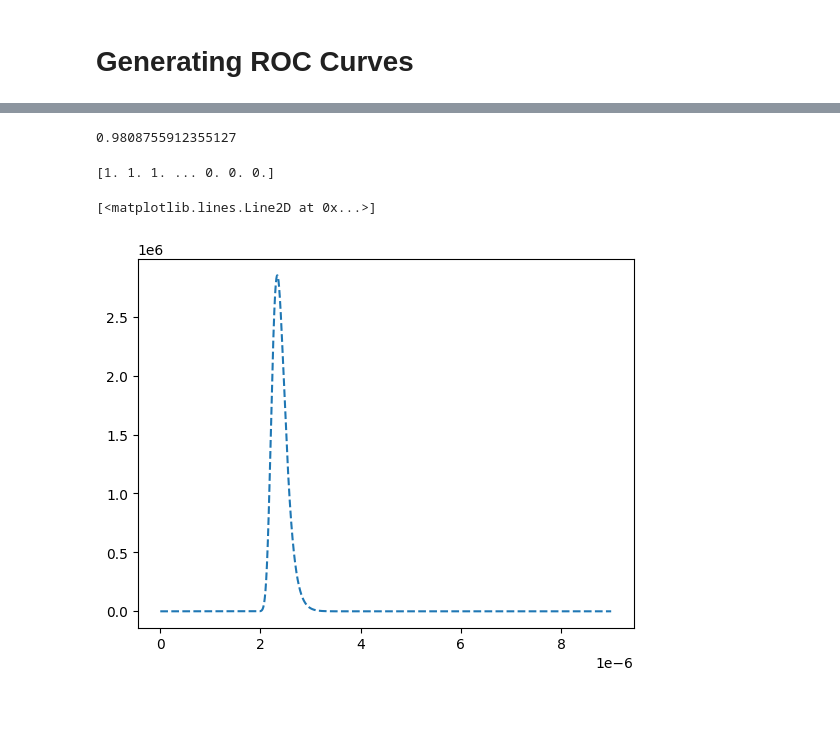
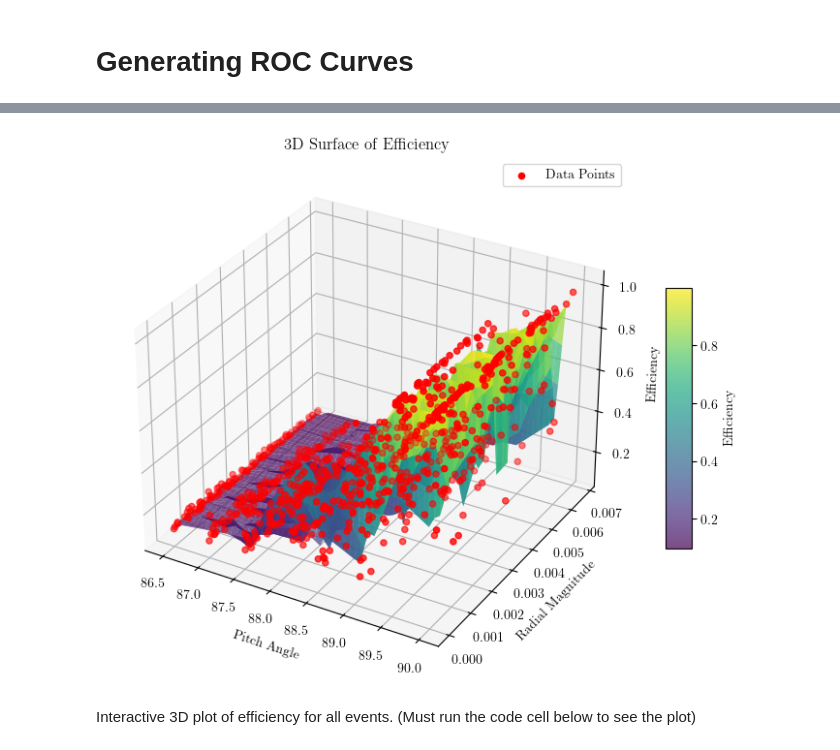
Before and after one commit to QTNM/PowerCutStats, a Jupyter notebook: examples/ROC.ipynb, the cells around one changed output, grey strips where cells are left out. Cells and saved outputs as stored; diff of their text form; code cells hidden in the pictures; blank space fills up the shorter version.

```diff
--- a/examples/ROC.ipynb
+++ b/examples/ROC.ipynb
@@ -547,10 +478,0 @@ plt.show()
-# %%
-ind = np.where(fpr < 0.1)[0][0]
-
-tpr[ind]
-# %% [output]
-0.9808755912355127
-# %%
-print(fpr)
-# %% [output]
-[1. 1. 1. ... 0. 0. 0.]
@@ -563,15 +479,42 @@ pd.read_csv(savefile)
-# %%
-R, Nch, kb, bw, Nsamp, T= 496.1709043911709, 1, 1.38e-23, 200e6, 8192, 60
-
-n_pwr = kb * T * bw # noise power
-tau_1t = n_pwr * R # noise variance single channel, time-domain (tau_1t)
-tau_1f = tau_1t * 60 / Nsamp # noise variance single channel, freq-domain (tau_1f)
-
-noise_cdf, noise_pdf = get_dists([], x, tau_1f, Nsamp)
-
-plt.plot(x, noise_pdf, label='Noise', linestyle='--')
-# plt.xlim(2e-7, 5e-7)
-# plt.xlim(0.1e-6, 2e-6)
-# %% [output]
-[<matplotlib.lines.Line2D at 0x...>]
-[figure, removed]
+# %%
+import numpy as np
+import matplotlib.pyplot as plt
+from mpl_toolkits.mplot3d import Axes3D
+from scipy.interpolate import griddata
+
+# # Example data: Replace these with your actual data
+# pitch_angle = np.array([10, 20, 30, 40, 50])  # Example pitch angles
+# radial_magnitude = np.array([1, 2, 3, 4, 5])  # Example radial magnitudes
+# efficiency = np.array([0.8, 0.85, 0.9, 0.95, 1.0])  # Example efficiencies
+
+# Create a grid for interpolation
+xi = np.linspace(min(true_angles), max(true_angles), 50)  # Fine grid for pitch angle
+yi = np.linspace(min(np.reshape(radii_magnitude_container,-1)), max(np.reshape(radii_magnitude_container,-1)), 50)  # Fine grid for radial magnitude
+xi, yi = np.meshgrid(xi, yi)
+
+# Interpolate data
+zi = griddata((true_angles, np.reshape(radii_magnitude_container,-1)), np.reshape(efficiencies10,-1), (xi, yi), method='linear')
+
+# Plot the scatter and the surface
+fig = plt.figure(figsize=(10, 7))
+ax = fig.add_subplot(111, projection='3d')
+
+# Scatter plot of the original data
+ax.scatter(true_angles, radii_magnitude_container, efficiencies10, color='red', label='Data Points')
+
+# Surface plot of the interpolated data
+surf = ax.plot_surface(xi, yi, zi, cmap='viridis', alpha=0.7, edgecolor='none')
+
+# Add labels
+ax.set_xlabel('Pitch Angle')
+ax.set_ylabel('Radial Magnitude')
+ax.set_zlabel('Efficiency')
+ax.set_title('3D Surface of Efficiency')
+fig.colorbar(surf, ax=ax, shrink=0.5, aspect=10, label='Efficiency')
+
+plt.legend()
+plt.show()
+# %% [output]
+[figure, added]
+# %% [markdown]
+Interactive 3D plot of efficiency for all events. (Must run the code cell below to see the plot)
```
Also changed, not shown: parts of 30 cells of this notebook, 14 other files.
